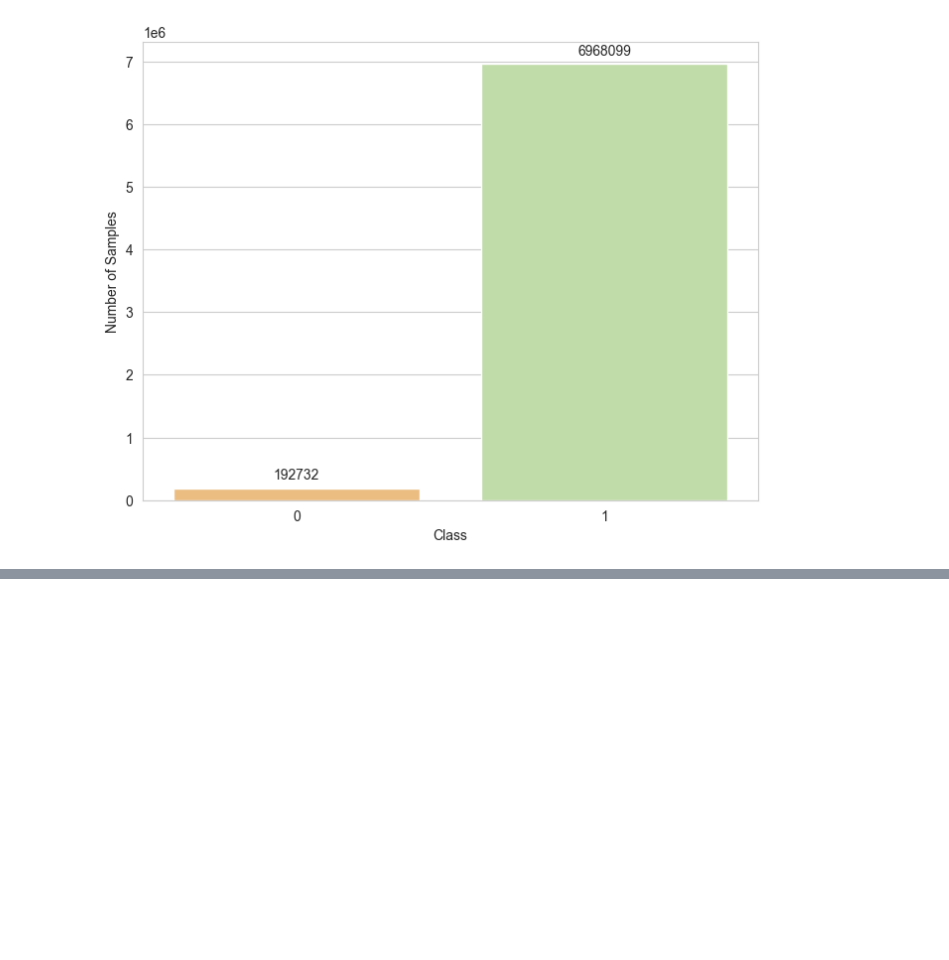
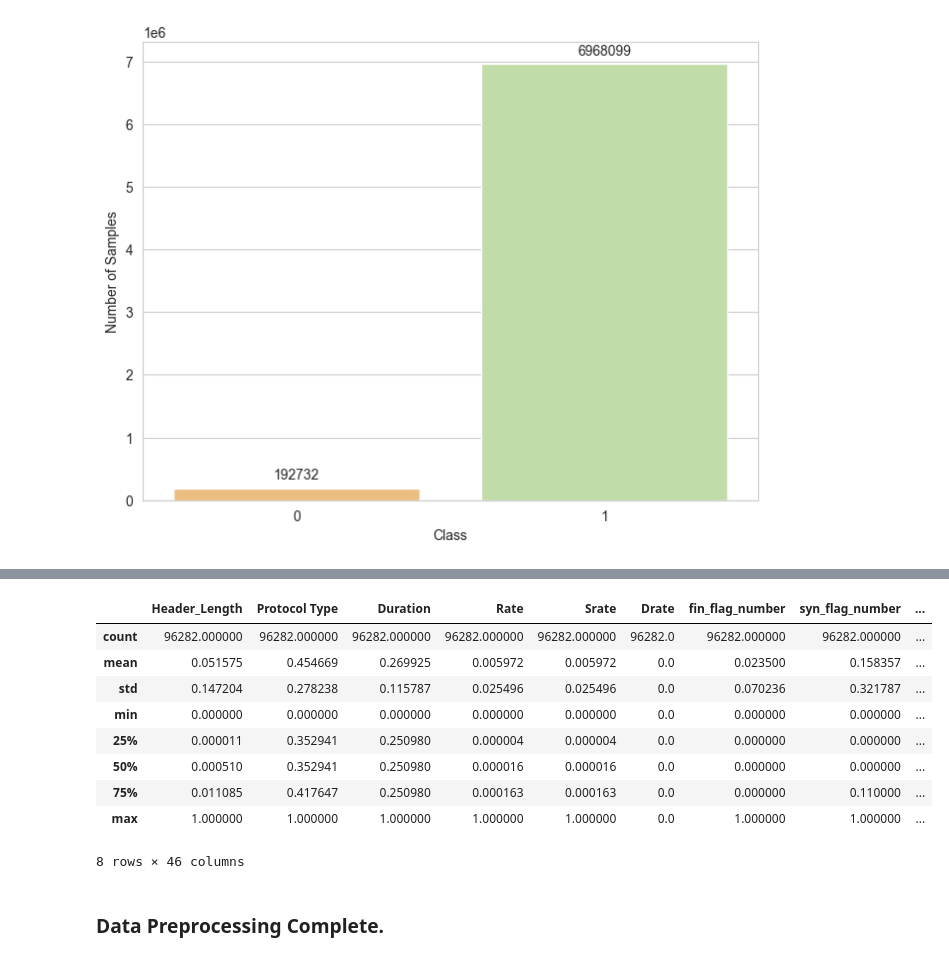
Before and after one commit to Hongwei-Z/CNN-LSTM-IoMT-IDS, a Jupyter notebook: DatasetPreprocessing.ipynb, the cells around one changed output, grey strips where cells are left out. Cells and saved outputs as stored; diff of their text form; code cells hidden in the pictures; blank space fills up the shorter version.

```diff
--- a/DatasetPreprocessing.ipynb
+++ b/DatasetPreprocessing.ipynb
@@ -166,0 +218,6 @@ ValueError: could not convert string to float: 'SPOOFING'
+# %%
+# Normalize the data
+scaler = MinMaxScaler()
+normalize_data = processed_data.columns[:-1]
+processed_data[normalize_data] = scaler.fit_transform(processed_data[normalize_data])
+processed_data.head()
@@ -166,0 +232,4 @@ ValueError: could not convert string to float: 'SPOOFING'
+# %%
+# Shuffle the dataset
+processed_data = processed_data.sample(frac=1).reset_index(drop=True)
+processed_data.head()
@@ -166,0 +275,13 @@ ValueError: could not convert string to float: 'SPOOFING'
+# %%
+processed_data.describe()
+# %% [output]
+|  | Header_Length | Protocol Type | Duration | Rate | Srate | Drate | fin_flag_number | syn_flag_number | ... |
+| count | 96282.000000 | 96282.000000 | 96282.000000 | 96282.000000 | 96282.000000 | 96282.0 | 96282.000000 | 96282.000000 | ... |
+| mean | 0.051575 | 0.454669 | 0.269925 | 0.005972 | 0.005972 | 0.0 | 0.023500 | 0.158357 | ... |
+| std | 0.147204 | 0.278238 | 0.115787 | 0.025496 | 0.025496 | 0.0 | 0.070236 | 0.321787 | ... |
+| min | 0.000000 | 0.000000 | 0.000000 | 0.000000 | 0.000000 | 0.0 | 0.000000 | 0.000000 | ... |
+| 25% | 0.000011 | 0.352941 | 0.250980 | 0.000004 | 0.000004 | 0.0 | 0.000000 | 0.000000 | ... |
+| 50% | 0.000510 | 0.352941 | 0.250980 | 0.000016 | 0.000016 | 0.0 | 0.000000 | 0.000000 | ... |
+| 75% | 0.011085 | 0.417647 | 0.250980 | 0.000163 | 0.000163 | 0.0 | 0.000000 | 0.110000 | ... |
+| max | 1.000000 | 1.000000 | 1.000000 | 1.000000 | 1.000000 | 0.0 | 1.000000 | 1.000000 | ... |
+8 rows × 46 columns
@@ -166,0 +291,2 @@ ValueError: could not convert string to float: 'SPOOFING'
+# %% [markdown]
+### Data Preprocessing Complete.
```
Also changed, not shown: parts of 20 cells of this notebook, 2 other files.
